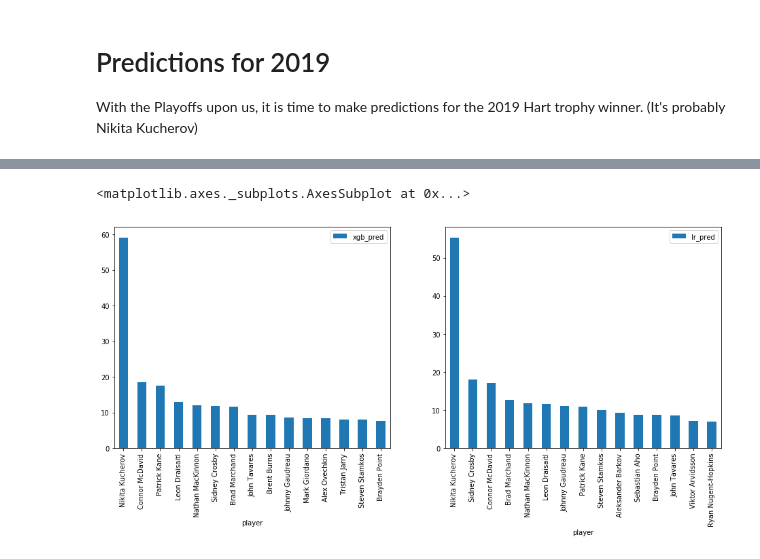
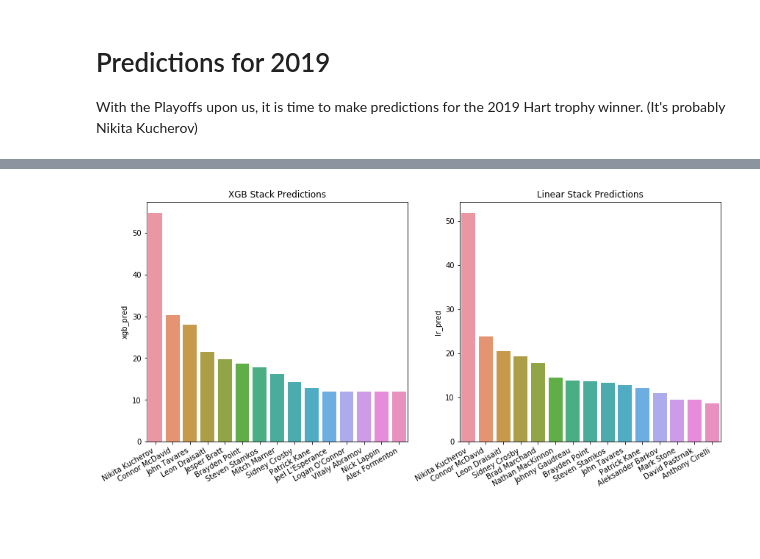
Before and after one commit to dbz10/NHL-Player-Awards, a Jupyter notebook: NHL MVP prediction.ipynb, the cells around one changed output, grey strips where cells are left out. Drawn from its saved outputs; the diff is of its cells as text; code cells hidden in the pictures; blank space fills up the shorter version.

```diff
--- a/NHL MVP prediction.ipynb
+++ b/NHL MVP prediction.ipynb
@@ -572,11 +635,19 @@ Trying again with kfold approach rather than 10% holdout from training set
 # %%
 fd = full_data.copy()
 fd=pd.get_dummies(fd,columns=['pos'])
+
+# what if we ignore all goalies
+# fd = fd[fd['pos_G'] == 0]
 from sklearn.preprocessing import StandardScaler
 
 model_features = [ u'age', u'goals', u'assists',  u'plus_minus',
        u'wins_goalie', u'losses_goalie', u'ties_goalie', u'goals_against_avg',
-       u'save_pct', u'ps', u'pos_G', u'ga']
+       u'save_pct', u'ps', u'pos_C',u'pos_RW',u'pos_LW',u'pos_D',u'pos_G', u'ga']
+
+features_to_scale = [ u'age', u'goals', u'assists',  u'plus_minus',
+       u'wins_goalie', u'losses_goalie', u'ties_goalie', u'goals_against_avg',
+       u'save_pct', u'ps', u'ga']
+# I don't want to scale the categorical data on position
 
 target_yr = 2015
 
@@ -591,17 +662,17 @@ y_train, y_test = train["pct_of_vote"], test["pct_of_vote"]
 
 # normalize the data
 scaler = StandardScaler()
-scaler.fit(X_train) # fit only to the training data. it's kind of annoying
+scaler.fit(X_train[features_to_scale]) # fit only to the training data. it's kind of annoying
 # that we rescale the binary variable pos_G but i guess it doesn't matter
 
-X_train[model_features] = scaler.transform(X_train[model_features])
-X_test[model_features] = scaler.transform(X_test[model_features])
+X_train[features_to_scale] = scaler.transform(X_train[features_to_scale])
+X_test[features_to_scale] = scaler.transform(X_test[features_to_scale])
 
 
 
 ntrain = train.shape[0]
 ntest = test.shape[0]
-nfolds = 8
+nfolds = 5
 
 def get_base_predictions(clf):
 
@@ -744,13 +823,13 @@ Best: 0.414220 using {'colsample_bytree': 0.5, 'learning_rate': 0.05, 'max_depth
 # let's just hard save them so that we don't have to rerun the above
 # every time
 best_params = {'colsample_bytree': 0.5,
-               'learning_rate': 0.05,
+               'learning_rate': 0.15,
                'max_depth': 3,
-               'min_child_weight': 3,
-               'n_estimators': 60,
+               'min_child_weight': 4,
+               'n_estimators': 15,
                'nthread': 1,
                'objective': 'reg:linear',
-               'reg_lambda': 1,
+               'reg_lambda': 0.5,
                'silent': 1,
-               'subsample': 0.5}
+               'subsample': 0.7}
 # %%
@@ -876,7 +959,7 @@ df.describe()
 df = pd.get_dummies(df,columns=['pos'])
 
 # apply normalization
-df[model_features] = scaler.transform(df[model_features])
+df[features_to_scale] = scaler.transform(df[features_to_scale])
 
 data = pd.DataFrame()
 for (name,clf) in [("rf",forest), ("et",et), ("gbm",gbm), ("mlp",mlp),("lin",linear),("svr",svr)]:
@@ -896,11 +988,19 @@ lr_pred = linear_stack.predict(data)
 # %%
 df["xgb_pred"] = xgboost_pred
 df["lr_pred"] = lr_pred
-fig,axes = plt.subplots(1,2,figsize=(16,6))
+fig,axes = plt.subplots(1,2,figsize=(14,6))
 df_sorted_xgb = df.sort_values(by='xgb_pred',ascending=False)
-df_sorted_xgb.head(15).plot.bar(y='xgb_pred',x='player',ax=axes[0])
+# df_sorted_xgb.head(15).plot.bar(y='xgb_pred',x='player',ax=axes[0])
+sns.barplot(x='player',y='xgb_pred',data=df_sorted_xgb.head(15),ax=axes[0])
+axes[0].set_xticklabels(axes[0].get_xticklabels(),rotation=30,ha='right')
+axes[0].set_title("XGB Stack Predictions")
+axes[0].set_xlabel('')
+
 df_sorted_lr = df.sort_values(by='lr_pred',ascending=False)
-df_sorted_lr.head(15).plot.bar(y='lr_pred',x='player',ax=axes[1])
+sns.barplot(x='player',y='lr_pred',data=df_sorted_lr.head(15),ax=axes[1])
+axes[1].set_xticklabels(axes[1].get_xticklabels(),rotation=30,ha='right')
+axes[1].set_xlabel('')
+axes[1].set_title("Linear Stack Predictions")
+plt.show()
 # %% [output]
-<matplotlib.axes._subplots.AxesSubplot at 0x...>
-[figure, old version]
+[figure, new version]
```
Also changed, not shown: parts of 37 cells of this notebook.
